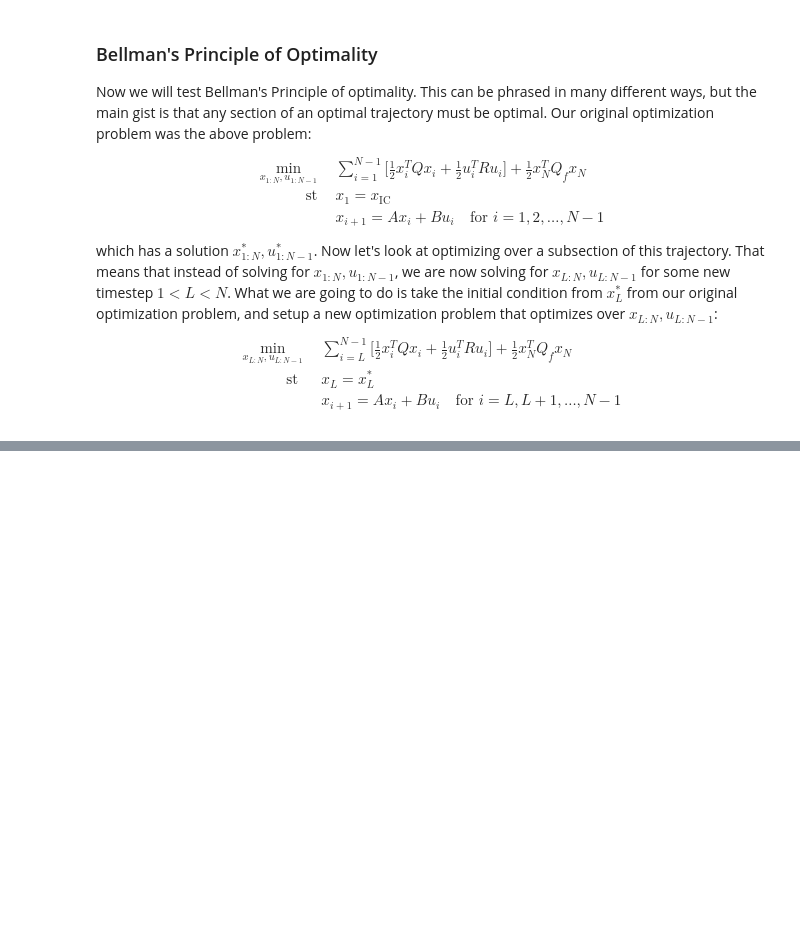
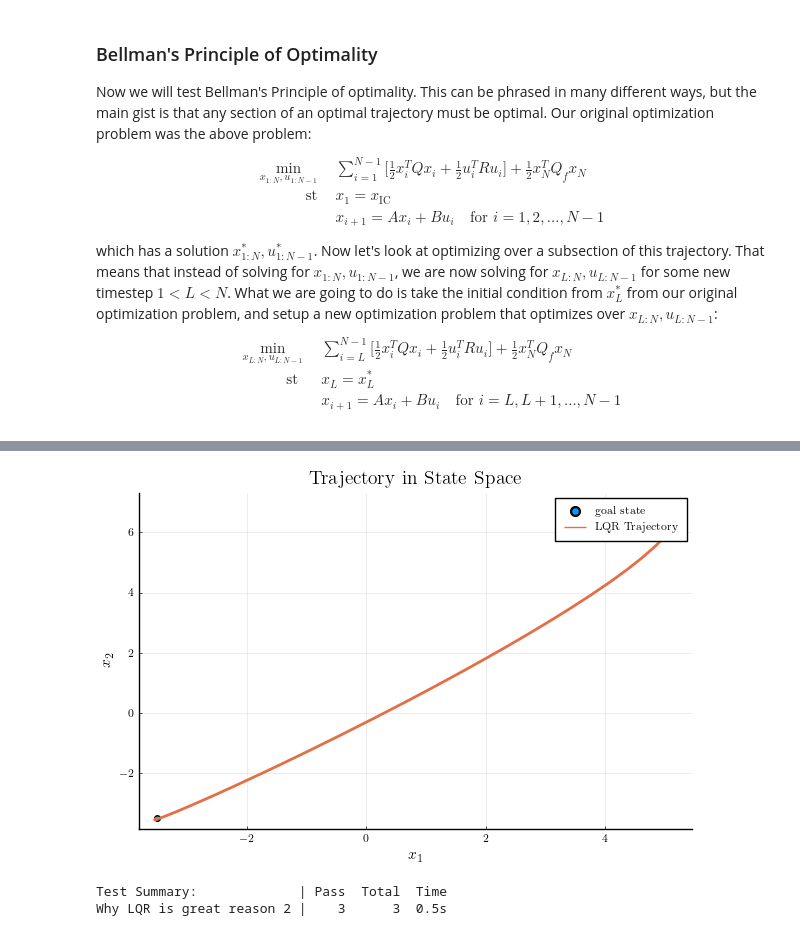
Before and after one commit to cJamesSmith/optimal-control-notes-code, a Jupyter notebook: code/with-notes/exercise-2/Q1.ipynb, the cells around one changed output, grey strips where cells are left out. Cells and saved outputs as stored; diff of their text form; code cells hidden in the pictures; blank space fills up the shorter version.

```diff
--- a/code/with-notes/exercise-2/Q1.ipynb
+++ b/code/with-notes/exercise-2/Q1.ipynb
@@ -326,0 +578,53 @@ Test.DefaultTestSet("Bellman's Principle of Optimality", Any[], 4, false, false,
+# %%
+@testset "Why LQR is great reason 2" begin
+
+    # problem stuff
+    dt = 0.1
+    tf = 20.0
+    t_vec = 0:dt:tf
+    N = length(t_vec)
+    A, B = double_integrator_AB(dt)
+    nx, nu = size(B)
+    x0 = [5, 7, 2, -1.4] # initial condition
+    Q = diagm(ones(nx))
+    R = diagm(ones(nu))
+    Qf = 10 * Q
+
+    P, K = fhlqr(A, B, Q, R, Qf, N)
+
+    # specify a goal state with 0 velocity within a 5m radius of 0
+    xgoal = [-3.5, -3.5, 0, 0]
+    @test norm(xgoal[1:2]) < 5
+    @test norm(xgoal[3:4]) < 1e-13 # ensure 0 velocity
+
+    Xsim_lqr = [zeros(nx) for i = 1:N]
+    Xsim_lqr[1] = 1 * x0
+
+    for i = 1:N-1
+        u_lqr = -K[i] * (Xsim_lqr[i] - xgoal)
+        Xsim_lqr[i+1] = A * Xsim_lqr[i] + B * u_lqr
+    end
+
+    @test norm(Xsim_lqr[end][1:2] - xgoal[1:2]) < 0.1
+
+    # ------------------------plotting--------------------------
+    Xm = mat_from_vec(Xsim_lqr)
+    plot(xgoal[1:1], xgoal[2:2], seriestype = :scatter, label = "goal state")
+    display(
+        plot!(
+            Xm[1, :],
+            Xm[2, :],
+            title = "Trajectory in State Space",
+            ylabel = L"x_2",
+            xlabel = L"x_1",
+            lw = 2,
+            label = "LQR Trajectory",
+        ),
+    )
+    PyPlot.close()
+
+end;
+# %% [output]
+[figure, added]
+Test Summary:             | Pass  Total  Time
+Why LQR is great reason 2 |    3      3  0.5s
```
Also changed, not shown: parts of 16 cells of this notebook, 2 other files.
